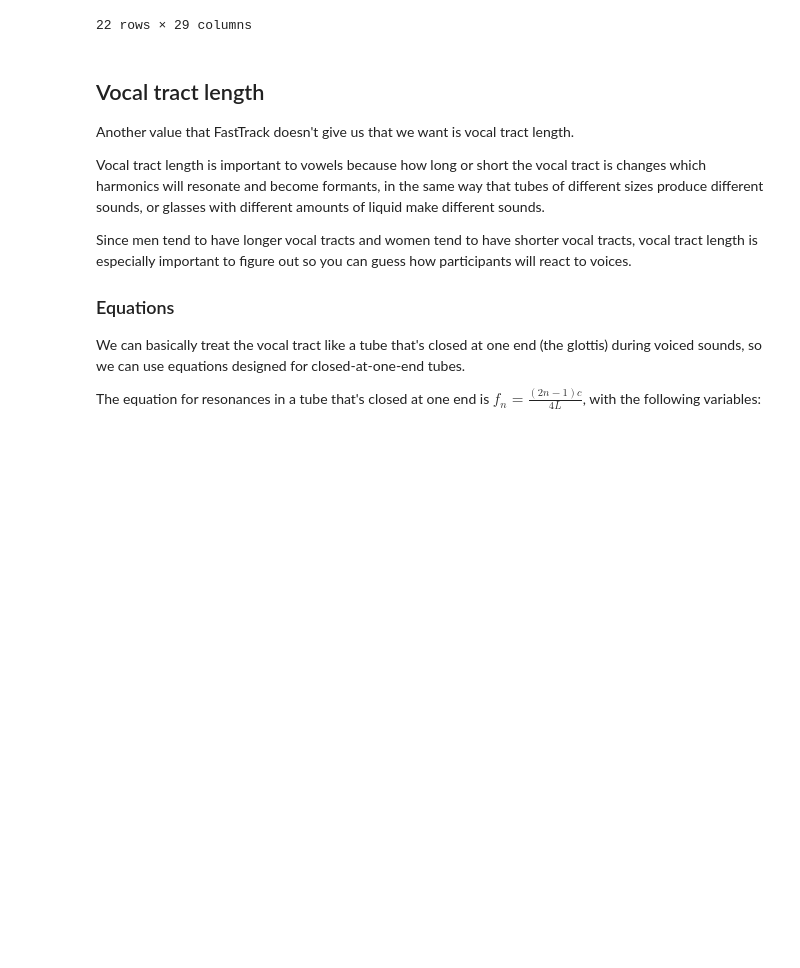
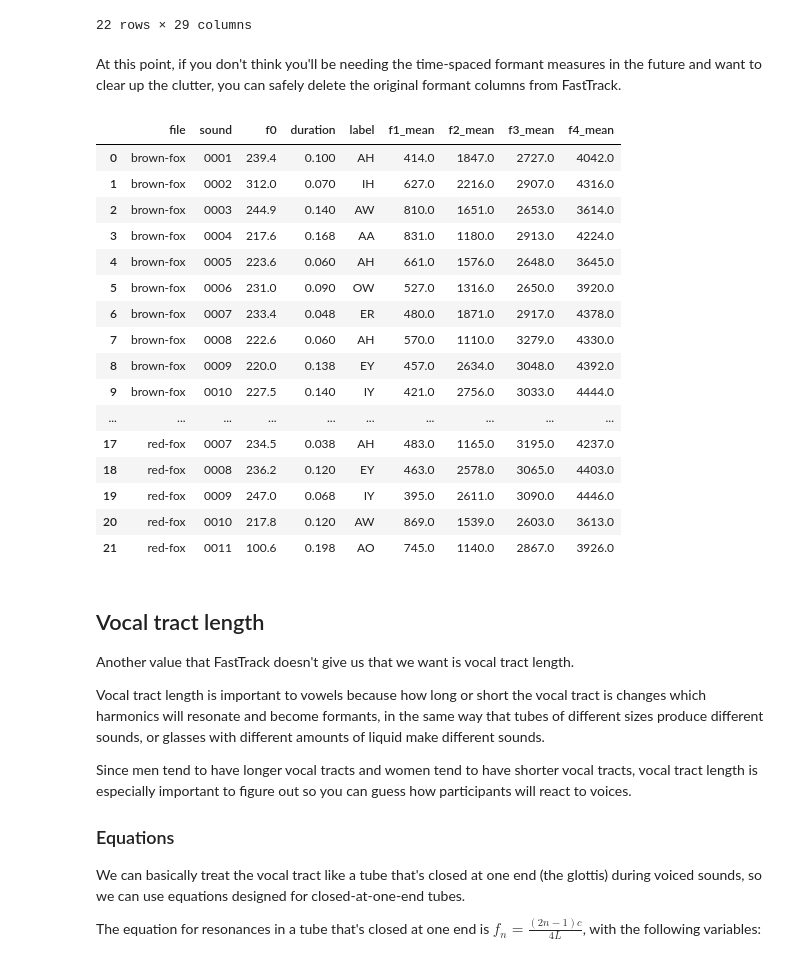
Before and after one commit to sagemeadows/phonlab-guide, a Jupyter notebook: organizing-data.ipynb, the cells around one changed output. Saved outputs shown, nothing was run; the diff lists cells and outputs as text; code cells hidden in the pictures; blank space fills up the shorter version.

```diff
--- a/organizing-data_jupyter-notebook.ipynb
+++ b/organizing-data.ipynb
@@ -195,6 +195,50 @@ data
 | 20 | red-fox | 0010 | 217.8 | 0.120 | AW | 854 | 1785 | 2285 | 3610 | 934 | ... | ... |
 | 21 | red-fox | 0011 | 100.6 | 0.198 | AO | 773 | 1363 | 2844 | 3817 | 771 | ... | ... |
 22 rows × 29 columns
+# %% [markdown]
+At this point, if you don't think you'll be needing the time-spaced formant measures in the future and want to clear up the clutter, you can safely delete the original formant columns from FastTrack.
+# %%
+# skip this cell if you want to keep these columns
+
+del data['f11']
+del data['f21']
+del data['f31']
+del data['f41']
+del data['f12']
+del data['f22']
+del data['f32']
+del data['f42']
+del data['f13']
+del data['f23']
+del data['f33']
+del data['f43']
+del data['f14']
+del data['f24']
+del data['f34']
+del data['f44']
+del data['f15']
+del data['f25']
+del data['f35']
+del data['f45']
+data
+# %% [output]
+|  | file | sound | f0 | duration | label | f1_mean | f2_mean | f3_mean | f4_mean |
+| 0 | brown-fox | 0001 | 239.4 | 0.100 | AH | 414.0 | 1847.0 | 2727.0 | 4042.0 |
+| 1 | brown-fox | 0002 | 312.0 | 0.070 | IH | 627.0 | 2216.0 | 2907.0 | 4316.0 |
+| 2 | brown-fox | 0003 | 244.9 | 0.140 | AW | 810.0 | 1651.0 | 2653.0 | 3614.0 |
+| 3 | brown-fox | 0004 | 217.6 | 0.168 | AA | 831.0 | 1180.0 | 2913.0 | 4224.0 |
+| 4 | brown-fox | 0005 | 223.6 | 0.060 | AH | 661.0 | 1576.0 | 2648.0 | 3645.0 |
+| 5 | brown-fox | 0006 | 231.0 | 0.090 | OW | 527.0 | 1316.0 | 2650.0 | 3920.0 |
+| 6 | brown-fox | 0007 | 233.4 | 0.048 | ER | 480.0 | 1871.0 | 2917.0 | 4378.0 |
+| 7 | brown-fox | 0008 | 222.6 | 0.060 | AH | 570.0 | 1110.0 | 3279.0 | 4330.0 |
+| 8 | brown-fox | 0009 | 220.0 | 0.138 | EY | 457.0 | 2634.0 | 3048.0 | 4392.0 |
+| 9 | brown-fox | 0010 | 227.5 | 0.140 | IY | 421.0 | 2756.0 | 3033.0 | 4444.0 |
+| ... | ... | ... | ... | ... | ... | ... | ... | ... | ... |
+| 17 | red-fox | 0007 | 234.5 | 0.038 | AH | 483.0 | 1165.0 | 3195.0 | 4237.0 |
+| 18 | red-fox | 0008 | 236.2 | 0.120 | EY | 463.0 | 2578.0 | 3065.0 | 4403.0 |
+| 19 | red-fox | 0009 | 247.0 | 0.068 | IY | 395.0 | 2611.0 | 3090.0 | 4446.0 |
+| 20 | red-fox | 0010 | 217.8 | 0.120 | AW | 869.0 | 1539.0 | 2603.0 | 3613.0 |
+| 21 | red-fox | 0011 | 100.6 | 0.198 | AO | 745.0 | 1140.0 | 2867.0 | 3926.0 |
 # %% [markdown]
 ## Vocal tract length
 
```
Also changed, not shown: parts of 8 cells of this notebook.
